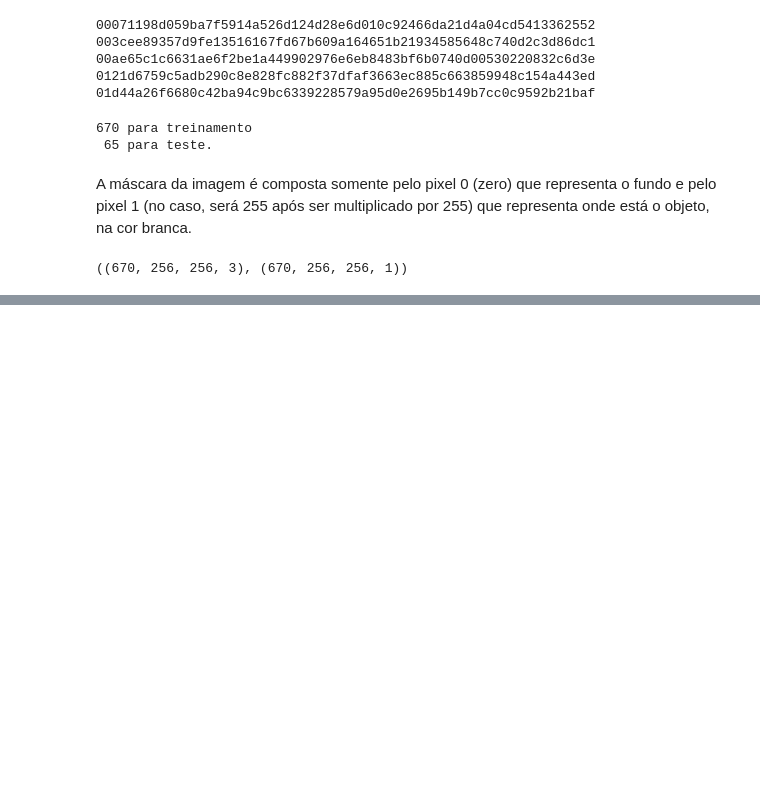
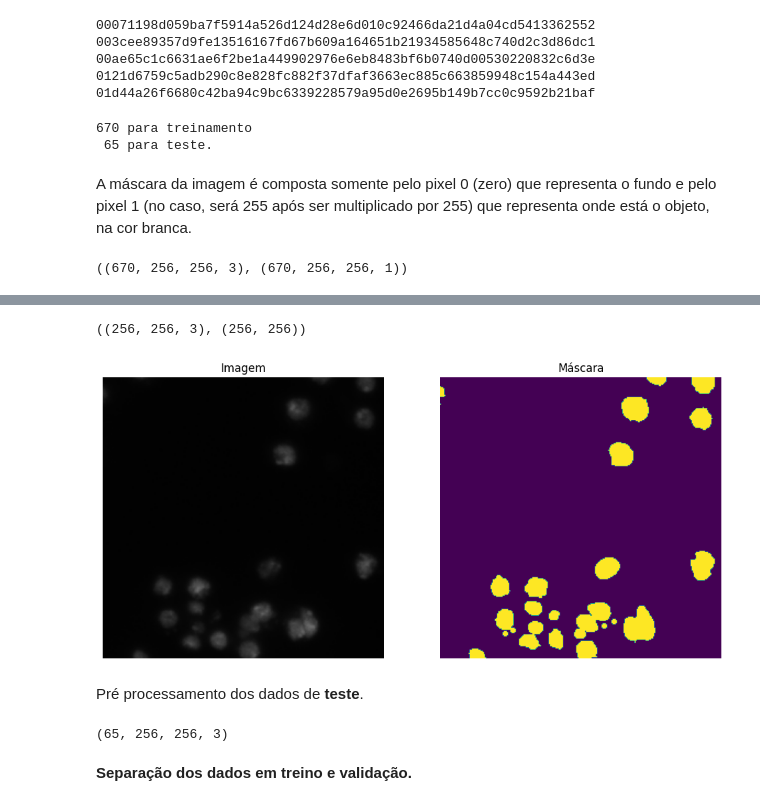
Before and after one commit to DiogoBotton/Computer_Vision_Learn, a Jupyter notebook: Segmentacao_de_Imagens/Segmentacao_Semantica/introducao_unet.ipynb, the cells around one changed output, grey strips where cells are left out. Saved outputs shown, nothing was run; the diff lists cells and outputs as text; code cells hidden in the pictures; blank space fills up the shorter version.

```diff
--- a/Segmentacao_de_Imagens/Segmentacao_Semantica/introducao_unet.ipynb
+++ b/Segmentacao_de_Imagens/Segmentacao_Semantica/introducao_unet.ipynb
@@ -110,0 +119,45 @@ dataset_img.shape, dataset_mask.shape # A única diferença é o número de cana
+# %%
+# Percorre todas as imagens de treino
+for n, id_ in tqdm(enumerate(train_ids), total=len(train_ids)):
+    path = PATH_TRAIN + id_ # Path de cada imagem
+
+    if '.' in path: # Ignorando arquivos .ipynb_checkpoints gerado pelo notebook
+        continue
+
+    img = cv2.imread(path + '/images/' + id_ + '.png')[:,:,:IMG_CHANNELS] # Seleciona apenas os 3 primeiros canais da imagem
+    img = cv2.resize(img, (IMG_HEIGHT, IMG_WIDTH)) # Todas as imagens devem ficar em uma resolução padrão (no caso, 256x256)
+    dataset_img[n] = img
+
+    mask = np.zeros((IMG_HEIGHT, IMG_WIDTH, 1), dtype=np.bool)
+
+    # Percorre cada uma das imagens na pasta masks
+    for mask_file in next(os.walk(path + '/masks/'))[2]:
+        mask_ = cv2.imread(path + '/masks/' + mask_file)
+        mask_ = cv2.cvtColor(mask_, cv2.COLOR_BGR2GRAY) # Converte para escala de cinza
+        mask_ = np.expand_dims(cv2.resize(mask_, (IMG_HEIGHT, IMG_WIDTH)), axis=-1) # axis=-1 para adicionarmos mais uma dimensão no final do vetor
+
+        # Atualiza a variável mask com a nova máscara do loop na variável mask_
+        # No final, as máscaras serão concatenadas em uma só imagem
+        mask = np.maximum(mask, mask_)
+
+    dataset_mask[n] = mask
+# %%
+id_img = 0
+fig = plt.figure(figsize=(12,6))
+
+fig.add_subplot(1,2,1) # 1 linha, 2 colunas, índice 1
+plt.imshow(dataset_img[id_img])
+plt.axis('off')
+plt.title('Imagem')
+
+fig.add_subplot(1,2,2)
+plt.imshow(np.squeeze(dataset_mask[id_img])) # squeeze para remover a terceira dimensão, remove o canal 1, ficando apenas (256,256)
+plt.axis('off')
+plt.title('Máscara')
+
+dataset_img[id_img].shape, np.squeeze(dataset_mask[id_img]).shape
+# %% [output]
+((256, 256, 3), (256, 256))
+[figure, added]
+# %% [markdown]
+Pré processamento dos dados de **teste**.
@@ -110,0 +166,17 @@ dataset_img.shape, dataset_mask.shape # A única diferença é o número de cana
+# %%
+# Percorre todas as imagens de teste
+for n, id_ in tqdm(enumerate(test_ids), total=len(test_ids)):
+    path = PATH_TEST + id_ # Path de cada imagem
+
+    if '.' in path: # Ignorando arquivos .ipynb_checkpoints gerado pelo notebook
+        continue
+
+    img = cv2.imread(path + '/images/' + id_ + '.png')[:,:,:IMG_CHANNELS] # Seleciona apenas os 3 primeiros canais da imagem
+    img = cv2.resize(img, (IMG_HEIGHT, IMG_WIDTH)) # Todas as imagens devem ficar em uma resolução padrão (no caso, 256x256)
+    X_test[n] = img
+
+print(X_test.shape)
+# %% [output]
+(65, 256, 256, 3)
+# %% [markdown]
+**Separação dos dados em treino e validação.**
```
Also changed, not shown: parts of 9 cells of this notebook.
